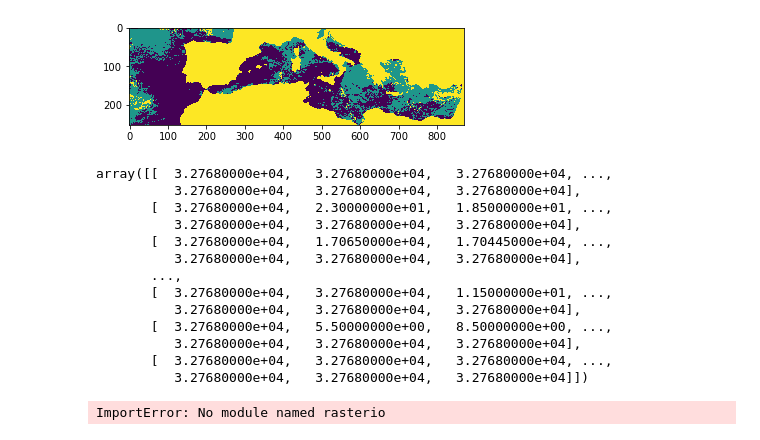
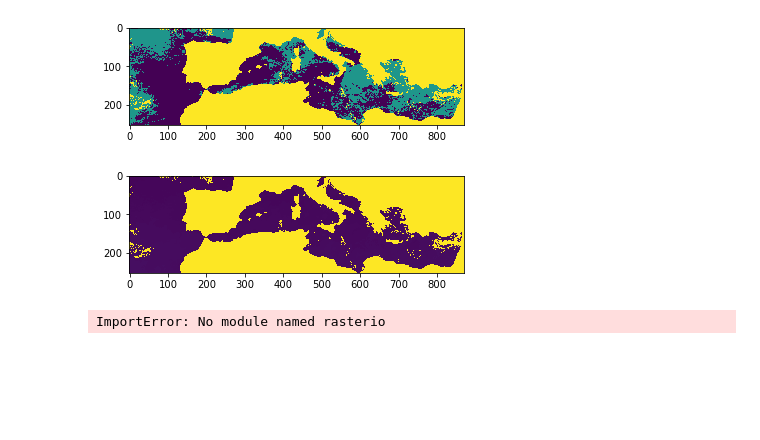
Before and after one commit to ec-better/ewf-ext-03-04-01, a Jupyter notebook: src/main/app-resources/notebook/libexec/input.ipynb, the cells around one changed output. Drawn from its saved outputs; the diff is of its cells as text; code cells hidden in the pictures; blank space fills up the shorter version.

```diff
--- a/src/main/app-resources/notebook/libexec/input.ipynb
+++ b/src/main/app-resources/notebook/libexec/input.ipynb
@@ -232,22 +325,11 @@ plt.imshow(standarddeviations)
 plt.show()
 # %% [output]
 [figure]
-# %%
-standarddeviations
-# %% [output]
-array([[  3.27680000e+04,   3.27680000e+04,   3.27680000e+04, ...,
-          3.27680000e+04,   3.27680000e+04,   3.27680000e+04],
-       [  3.27680000e+04,   2.30000000e+01,   1.85000000e+01, ...,
-          3.27680000e+04,   3.27680000e+04,   3.27680000e+04],
-       [  3.27680000e+04,   1.70650000e+04,   1.70445000e+04, ...,
-          3.27680000e+04,   3.27680000e+04,   3.27680000e+04],
-       ...,
-       [  3.27680000e+04,   3.27680000e+04,   1.15000000e+01, ...,
-          3.27680000e+04,   3.27680000e+04,   3.27680000e+04],
-       [  3.27680000e+04,   5.50000000e+00,   8.50000000e+00, ...,
-          3.27680000e+04,   3.27680000e+04,   3.27680000e+04],
-       [  3.27680000e+04,   3.27680000e+04,   3.27680000e+04, ...,
-          3.27680000e+04,   3.27680000e+04,   3.27680000e+04]])
+# %%
+plt.imshow(sum_averages_standarddeviations)
+plt.show()
+# %% [output]
+[figure, added]
 # %%
 product_path_name = output_folder + '/' + 'CMEMS'
 
```
Also changed, not shown: parts of 10 cells of this notebook, 2 other files.
